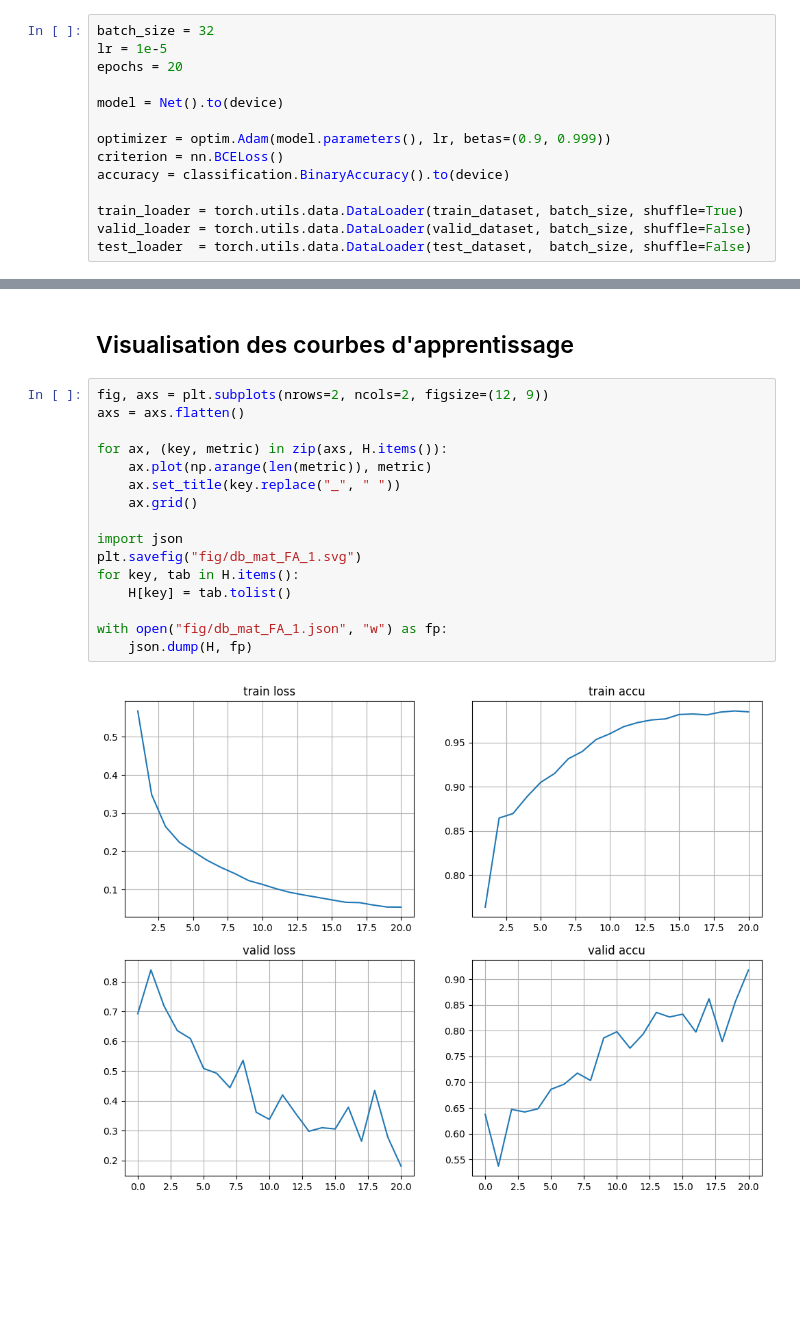
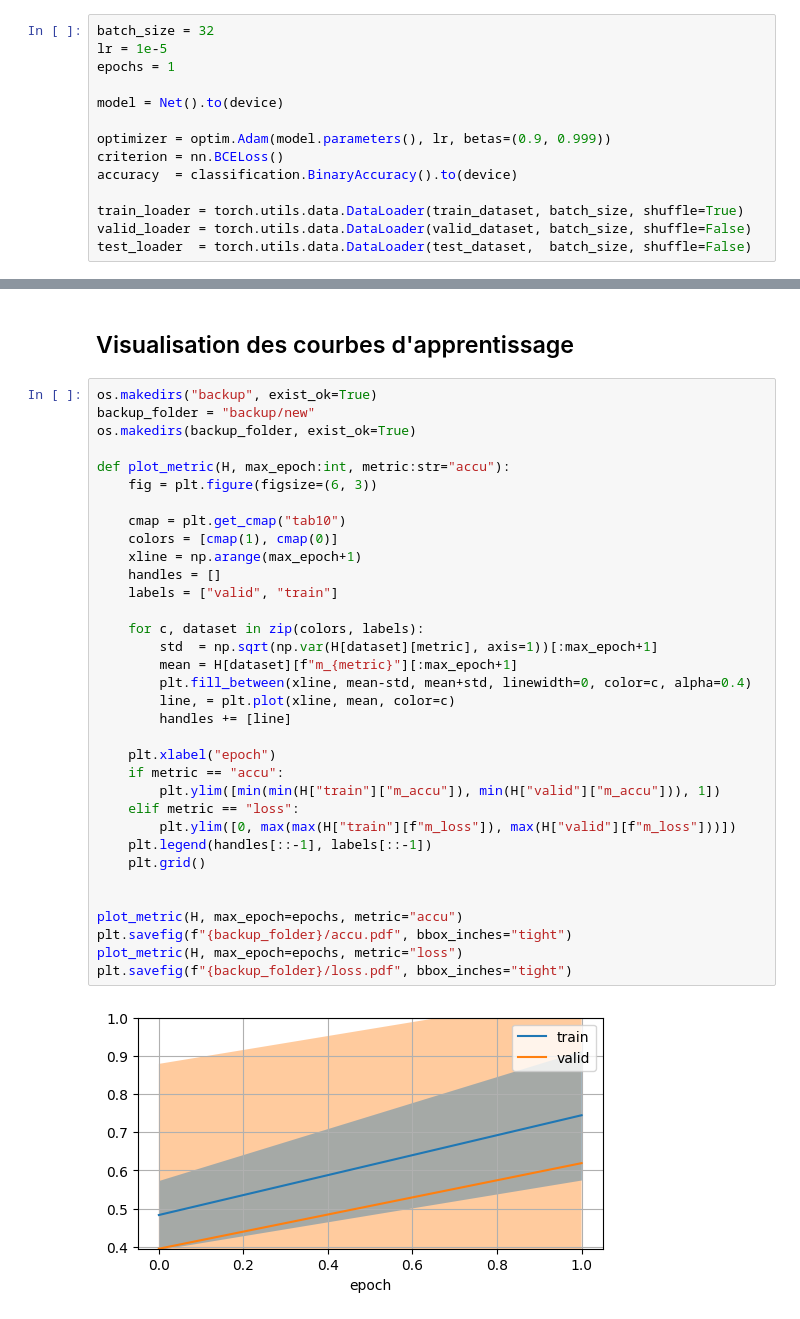
Before and after one commit to Adrial-Knight/neuroblastoma, a Jupyter notebook: training/Training Notebook.ipynb, the cells around one changed output, grey strips where cells are left out. Cells and saved outputs as stored; diff of their text form; blank space fills up the shorter version.

Commit message:
[Training]
1.Meilleur gestion de l'historique d'entrainement
2. Courbe avec moyenne +/- std en aire opaque
3. Enregistrements

```diff
--- a/training/Training Notebook.ipynb
+++ b/training/Training Notebook.ipynb
@@ -83,13 +81,13 @@ class Net(nn.Module):
 # %%
 batch_size = 32
 lr = 1e-5
-epochs = 20
+epochs = 1
 
 model = Net().to(device)
 
 optimizer = optim.Adam(model.parameters(), lr, betas=(0.9, 0.999))
 criterion = nn.BCELoss()
-accuracy = classification.BinaryAccuracy().to(device)
+accuracy  = classification.BinaryAccuracy().to(device)
 
 train_loader = torch.utils.data.DataLoader(train_dataset, batch_size, shuffle=True)
 valid_loader = torch.utils.data.DataLoader(valid_dataset, batch_size, shuffle=False)
@@ -189,20 +177,38 @@ Epoch 11: Valid Loss=0.420 | Valid Acc=0.77 | Train Loss=0.102 | Train Acc=0.97
 # %% [markdown]
 ## Visualisation des courbes d'apprentissage
-# %%
-fig, axs = plt.subplots(nrows=2, ncols=2, figsize=(12, 9))
-axs = axs.flatten()
-
-for ax, (key, metric) in zip(axs, H.items()):
-    ax.plot(np.arange(len(metric)), metric)
-    ax.set_title(key.replace("_", " "))
-    ax.grid()
-
-import json
-plt.savefig("fig/db_mat_FA_1.svg")
-for key, tab in H.items():
-    H[key] = tab.tolist()
-
-with open("fig/db_mat_FA_1.json", "w") as fp:
-    json.dump(H, fp)
-# %% [output]
-[figure, removed]
+# %%
+os.makedirs("backup", exist_ok=True)
+backup_folder = "backup/new"
+os.makedirs(backup_folder, exist_ok=True)
+
+def plot_metric(H, max_epoch:int, metric:str="accu"):
+    fig = plt.figure(figsize=(6, 3))
+
+    cmap = plt.get_cmap("tab10")
+    colors = [cmap(1), cmap(0)]
+    xline = np.arange(max_epoch+1)
+    handles = []
+    labels = ["valid", "train"]
+
+    for c, dataset in zip(colors, labels):
+        std  = np.sqrt(np.var(H[dataset][metric], axis=1))[:max_epoch+1]
+        mean = H[dataset][f"m_{metric}"][:max_epoch+1]
+        plt.fill_between(xline, mean-std, mean+std, linewidth=0, color=c, alpha=0.4)
+        line, = plt.plot(xline, mean, color=c)
+        handles += [line]
+
+    plt.xlabel("epoch")
+    if metric == "accu":
+        plt.ylim([min(min(H["train"]["m_accu"]), min(H["valid"]["m_accu"])), 1])
+    elif metric == "loss":
+        plt.ylim([0, max(max(H["train"][f"m_loss"]), max(H["valid"][f"m_loss"]))])
+    plt.legend(handles[::-1], labels[::-1])
+    plt.grid()
+
+
+plot_metric(H, max_epoch=epochs, metric="accu")
+plt.savefig(f"{backup_folder}/accu.pdf", bbox_inches="tight")
+plot_metric(H, max_epoch=epochs, metric="loss")
+plt.savefig(f"{backup_folder}/loss.pdf", bbox_inches="tight")
+# %% [output]
+[figure, added]
```
Also changed, not shown: parts of 5 cells of this notebook.
